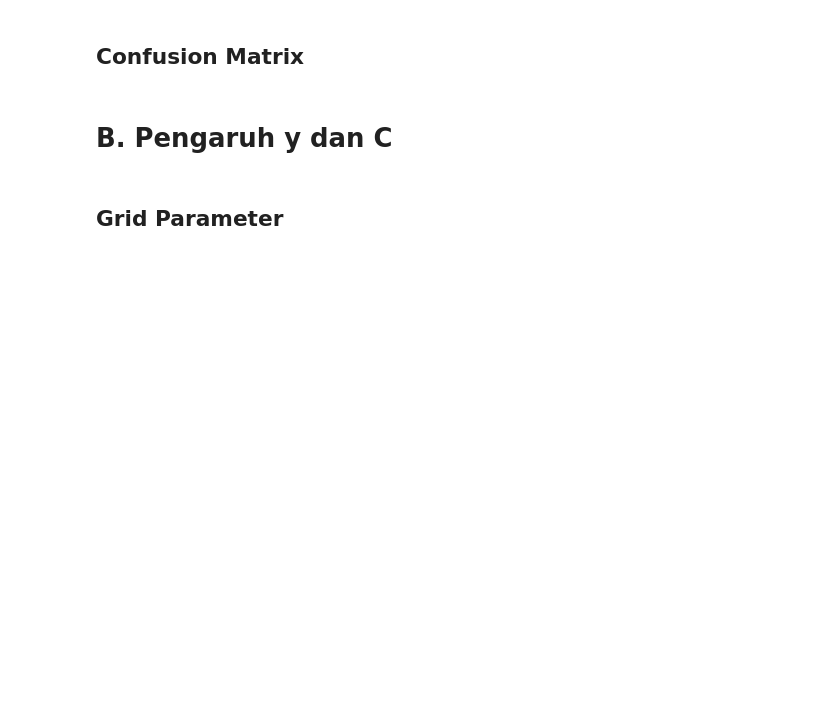
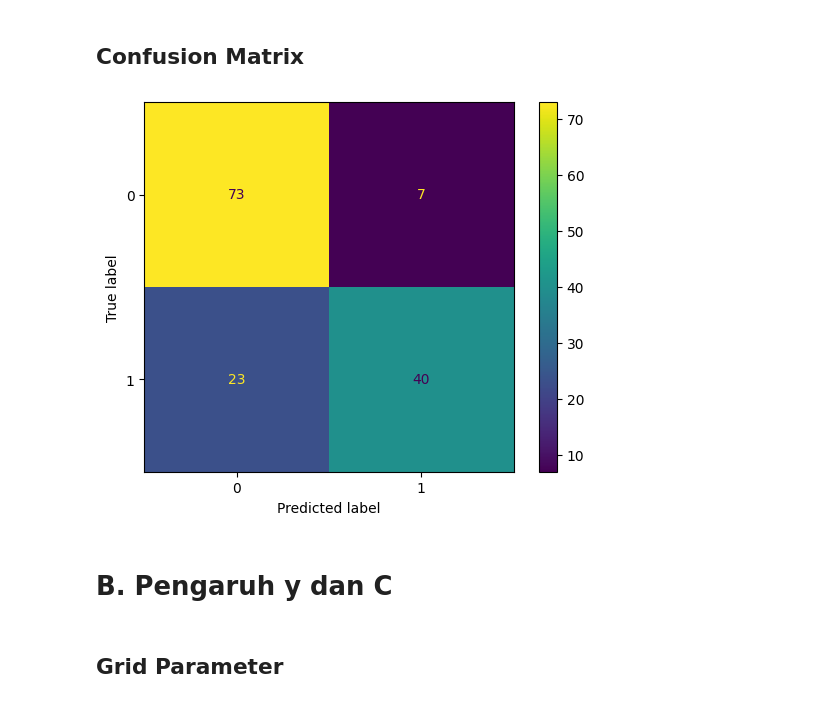
Before and after one commit to ahmaddfauzan/Exercise-SVM, a Jupyter notebook: Exercise 2.ipynb, the cells around one changed output. Saved outputs shown, nothing was run; the diff lists cells and outputs as text; code cells hidden in the pictures; blank space fills up the shorter version.

```diff
--- a/Exercise 2.ipynb
+++ b/Exercise 2.ipynb
@@ -64,11 +73,19 @@ print("Accuracy:", accuracy_score(y_test, y_pred))
 ## Confusion Matrix
 # %%
 from sklearn.metrics import ConfusionMatrixDisplay
+import matplotlib.pyplot as plt
+import os
+
+# Create the 'plots' directory if it doesn't exist
+if not os.path.exists('plots'):
+    os.makedirs('plots')
 
 ConfusionMatrixDisplay.from_predictions(y_test, y_pred)
 
 plt.savefig("plots/titanic_confusion.png")
 plt.show()
+# %% [output]
+[figure, added]
 # %% [markdown]
 # B. Pengaruh y dan C
 # %% [markdown]
```
Also changed, not shown: parts of 6 cells of this notebook.
